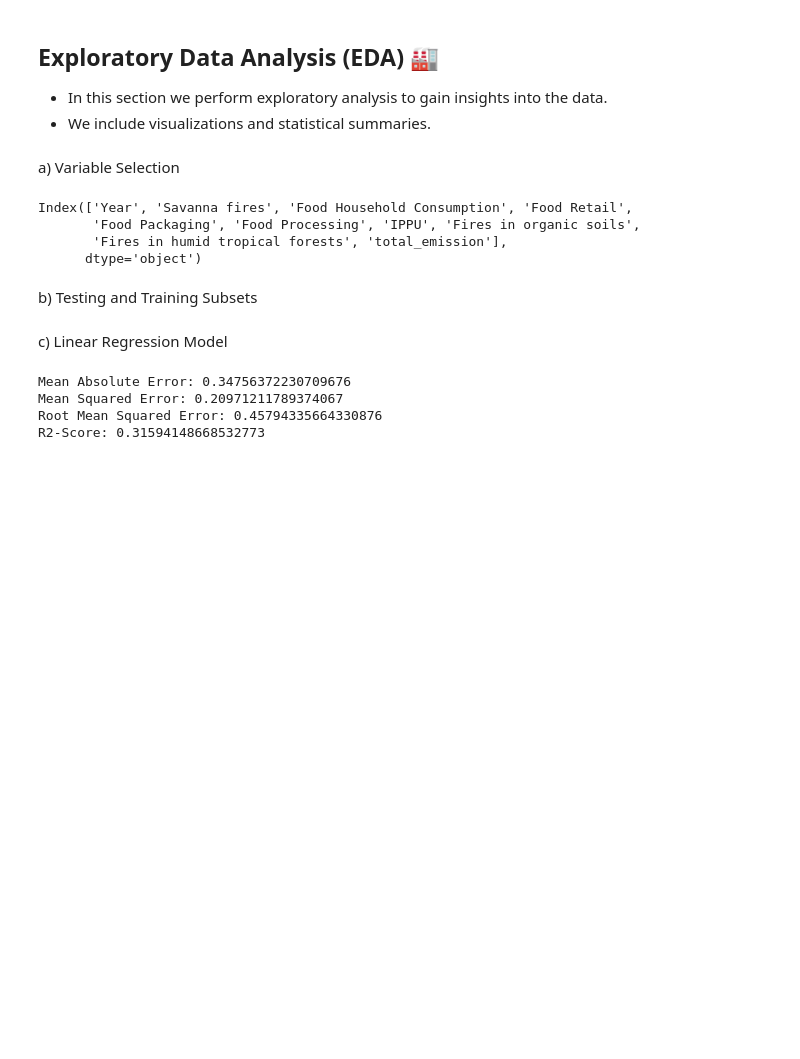
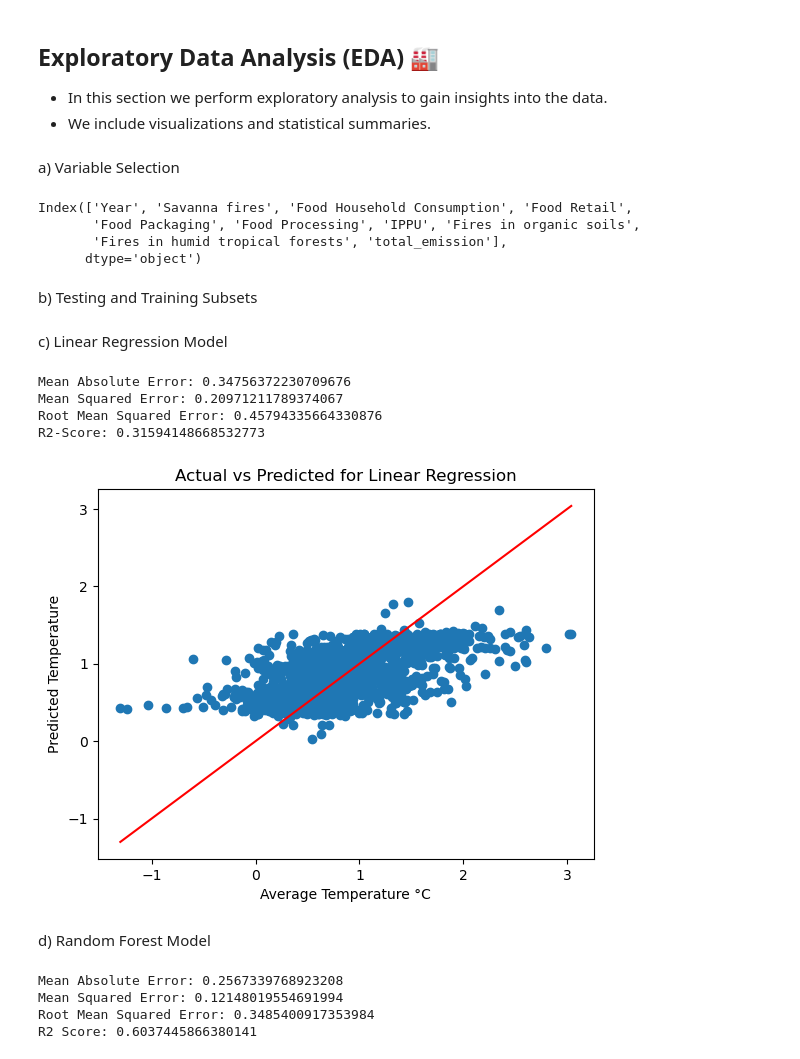
Before and after one commit to MikaelaThakur/2401PTDS_Regression_Project, a Jupyter notebook: Regression CO2 Project 2024 Final.ipynb, the cells around one changed output. Cells and saved outputs as stored; diff of their text form; code cells hidden in the pictures; blank space fills up the shorter version.

Commit message:
Regression Analysis

```diff
--- a/Regression CO2 Project 2024 Final.ipynb
+++ b/Regression CO2 Project 2024 Final.ipynb
@@ -212,3 +212,30 @@ Mean Absolute Error: 0.34756372230709676
 Mean Squared Error: 0.20971211789374067
 Root Mean Squared Error: 0.45794335664330876
 R2-Score: 0.31594148668532773
+# %%
+# Plotting the actual vs predicted for Linear Regression
+plt.scatter(y_test, y_pred)
+plt.plot([min(y_test), max(y_test)], [min(y_test), max(y_test)], color='red')
+plt.xlabel('Average Temperature °C')
+plt.ylabel('Predicted Temperature')
+plt.title('Actual vs Predicted for Linear Regression')
+plt.show()
+# %% [output]
+[figure, added]
+# %% [markdown]
+d) Random Forest Model
+# %%
+# Perform regression using the random forest model and evaluates performance
+rs=RandomForestRegressor()
+rs.fit(X_train,y_train)
+y_pred1=rs.predict(X_test)
+y_pred1
+print("Mean Absolute Error:",mean_absolute_error(y_test,y_pred1))
+print("Mean Squared Error:",mean_squared_error(y_test,y_pred1))
+print("Root Mean Squared Error:",np.sqrt(mean_squared_error(y_test,y_pred1)))
+print("R2 Score:",r2_score(y_test,y_pred1))
+# %% [output]
+Mean Absolute Error: 0.2567339768923208
+Mean Squared Error: 0.12148019554691994
+Root Mean Squared Error: 0.3485400917353984
+R2 Score: 0.6037445866380141
```
Also changed, not shown: parts of 16 cells of this notebook.
